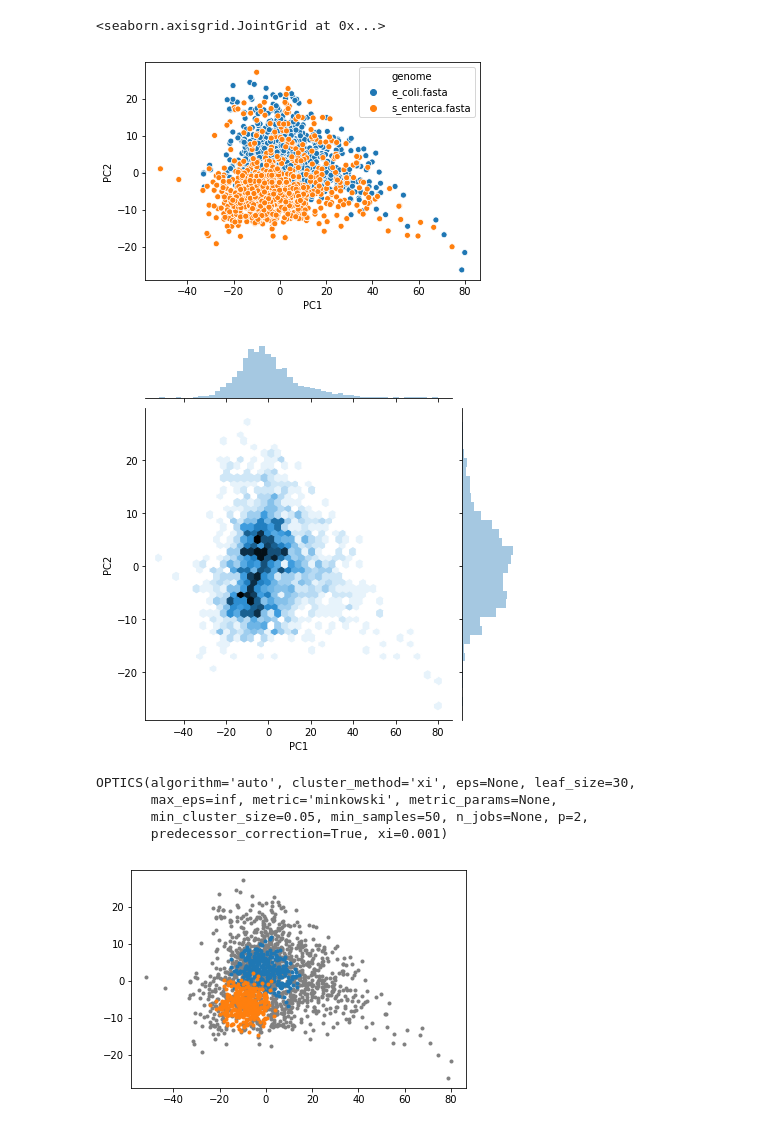
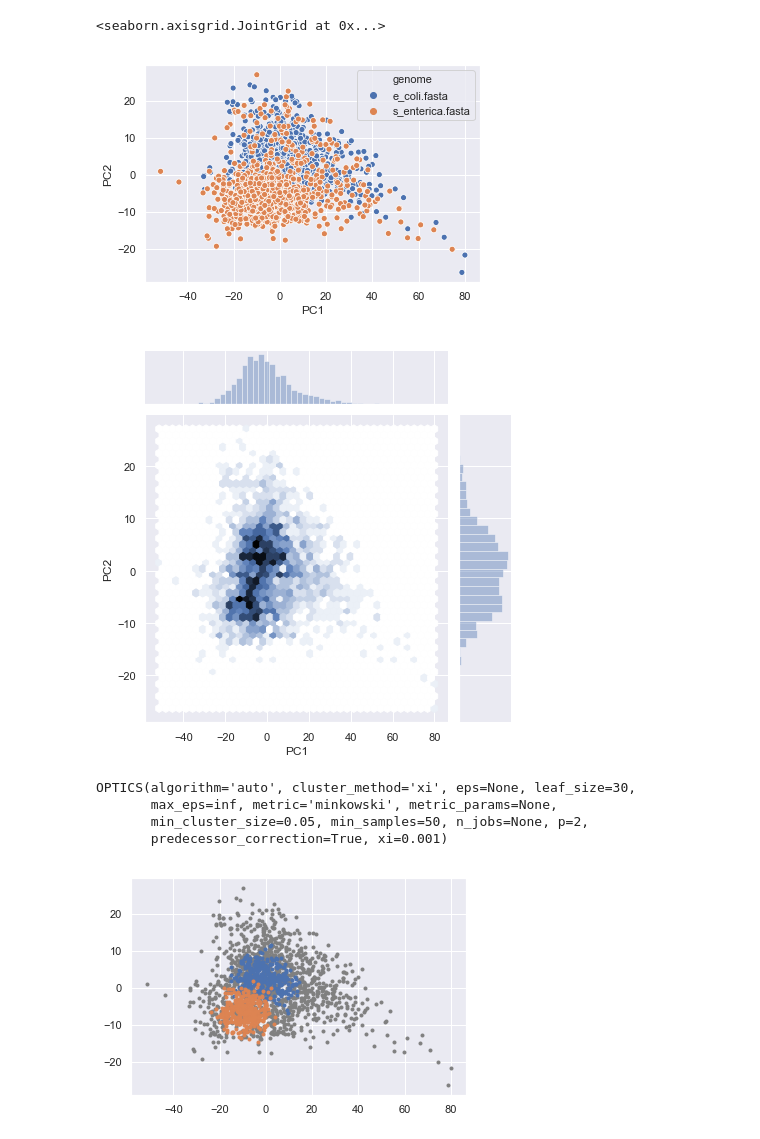
Before and after one commit to KubaWojciechowski/MetaBinQ, a Jupyter notebook: GMM.ipynb, the cells around one changed output. Saved outputs shown, nothing was run; the diff lists cells and outputs as text; code cells hidden in the pictures.

```diff
--- a/GMM.ipynb
+++ b/GMM.ipynb
@@ -6,8 +6,10 @@ import seaborn as sns
 from scipy.stats import multinomial
 from scipy.special import loggamma, xlogy
 from sklearn.decomposition import PCA
-from sklearn.cluster import OPTICS
+from sklearn.cluster import OPTICS, KMeans
 from sklearn.mixture import GaussianMixture
+from sklearn import metrics
+sns.set()
 #%matplotlib
 # %%
 def new_z(contigs):
@@ -19,7 +21,7 @@ def new_z(contigs):
 # %%
 counts = pd.read_csv("./pca1_tnf.csv")
 labels = counts['genome']
-labels = labels.values
+true_labels = labels.values
 counts = counts.drop('genome',axis=1)
 c = counts.values
 X = new_z(c)
@@ -30,14 +32,14 @@ pca_data = pca.transform(X)
 # %%
 pca_df = pd.DataFrame(pca_data,
                       columns=['PC'+ str(x+1) for x in range(len(pca.explained_variance_ratio_))])
-pca_df['genome']=labels
+pca_df['genome']=true_labels
 
 sns.scatterplot(x='PC1', y='PC2', hue='genome', data=pca_df)
 sns.jointplot(x='PC1', y='PC2', data=pca_df, kind="hex")
 # %% [output]
 <seaborn.axisgrid.JointGrid at 0x...>
-[figure, old version]
+[figure, new version]
-[figure, old version]
+[figure, new version]
 # %%
 clust = OPTICS(min_samples=50, xi=0.001, min_cluster_size=.05)
 clust.fit(pca_data[:,:20])
@@ -60,6 +62,6 @@ plt.plot(X1[:,0], X1[:,1], '.')
 plt.plot(X2[:,0], X2[:,1], '.')
 plt.show()
 # %% [output]
-[figure, old version]
+[figure, new version]
 # %%
 gmm = GaussianMixture(n_components=number_of_clusters, covariance_type='full')
```
Also changed, not shown: parts of 20 cells of this notebook, 1 other file.
